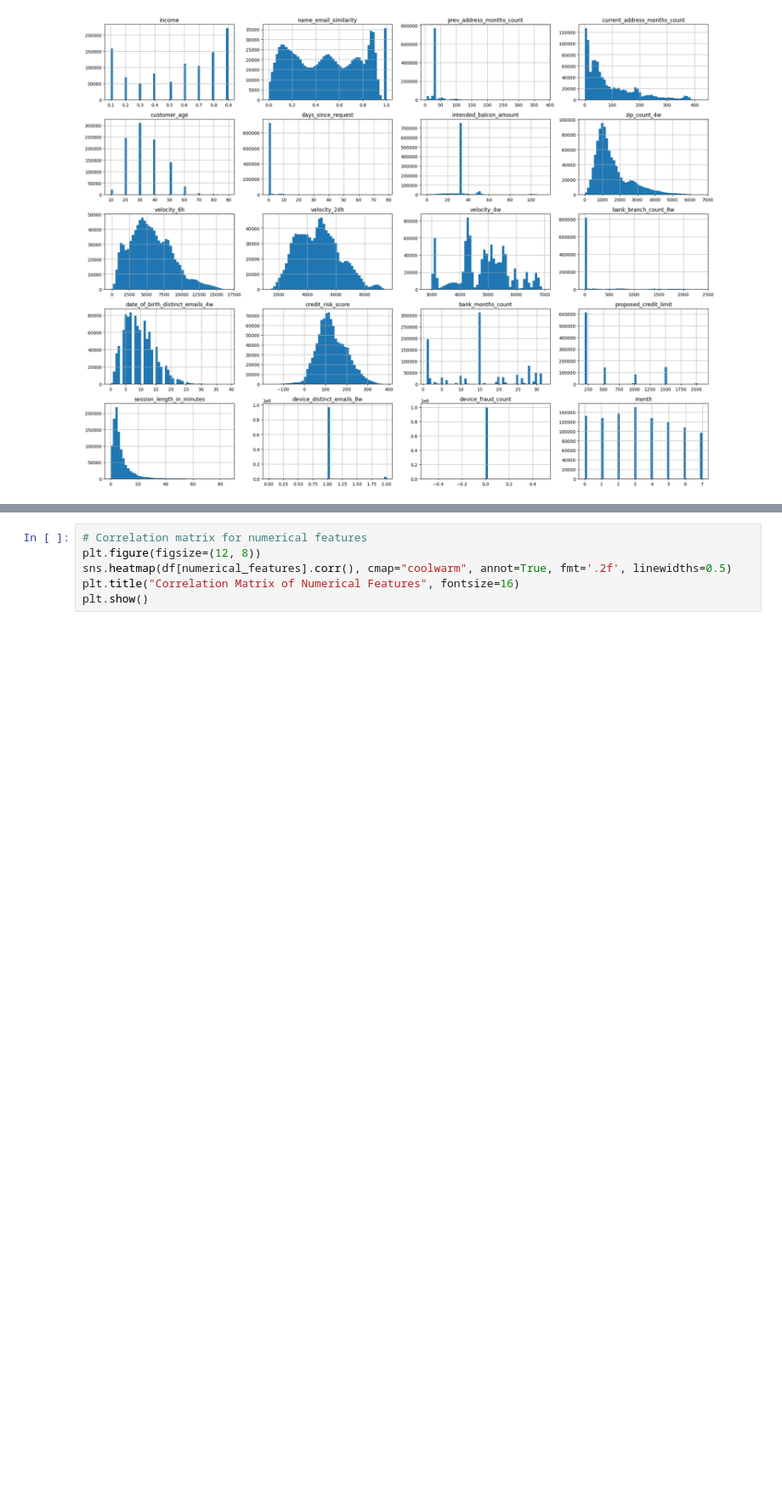
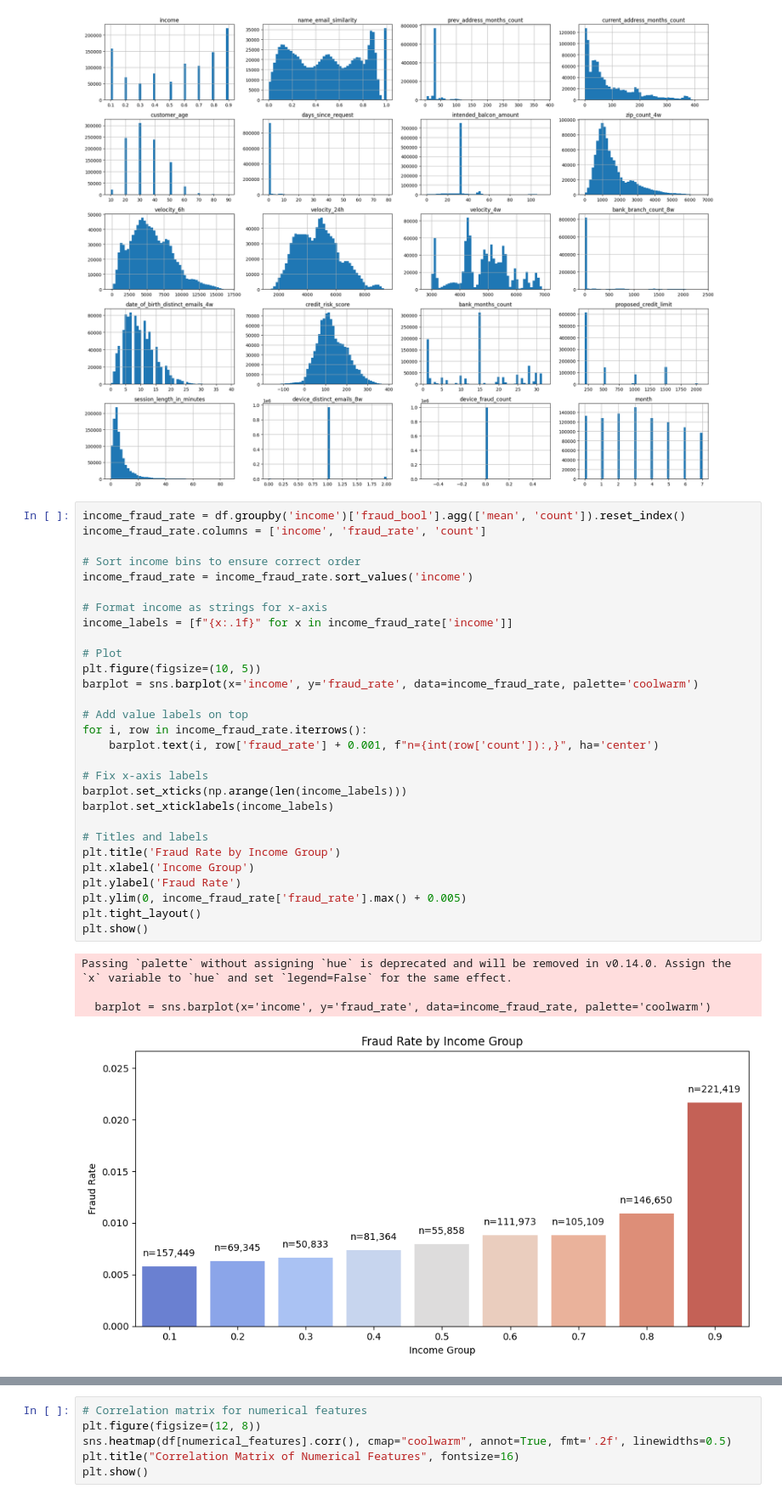
Before and after one commit to bernisschow/DSA4263-Business-and-Commerce-Fraud-Detection, a Jupyter notebook: notebooks/data_cleaning_and_eda.ipynb, the cells around one changed output, grey strips where cells are left out. Shown at 85% size. Drawn from its saved outputs; the diff is of its cells as text; blank space fills up the shorter version.

Commit message:
added one visualisation for income.

```diff
--- a/notebooks/data_cleaning_and_eda.ipynb
+++ b/notebooks/data_cleaning_and_eda.ipynb
@@ -216,6 +216,40 @@ plt.tight_layout()
 plt.show()
 # %% [output]
 [figure]
+# %%
+income_fraud_rate = df.groupby('income')['fraud_bool'].agg(['mean', 'count']).reset_index()
+income_fraud_rate.columns = ['income', 'fraud_rate', 'count']
+
+# Sort income bins to ensure correct order
+income_fraud_rate = income_fraud_rate.sort_values('income')
+
+# Format income as strings for x-axis
+income_labels = [f"{x:.1f}" for x in income_fraud_rate['income']]
+
+# Plot
+plt.figure(figsize=(10, 5))
+barplot = sns.barplot(x='income', y='fraud_rate', data=income_fraud_rate, palette='coolwarm')
+
+# Add value labels on top
+for i, row in income_fraud_rate.iterrows():
+    barplot.text(i, row['fraud_rate'] + 0.001, f"n={int(row['count']):,}", ha='center')
+
+# Fix x-axis labels
+barplot.set_xticks(np.arange(len(income_labels)))
+barplot.set_xticklabels(income_labels)
+
+# Titles and labels
+plt.title('Fraud Rate by Income Group')
+plt.xlabel('Income Group')
+plt.ylabel('Fraud Rate')
+plt.ylim(0, income_fraud_rate['fraud_rate'].max() + 0.005)
+plt.tight_layout()
+plt.show()
+# %% [output]
+Passing `palette` without assigning `hue` is deprecated and will be removed in v0.14.0. Assign the `x` variable to `hue` and set `legend=False` for the same effect.
+
+  barplot = sns.barplot(x='income', y='fraud_rate', data=income_fraud_rate, palette='coolwarm')
+[figure, added]
 # %%
 # Define rows and columns for the subplot grid
 fig, axes = plt.subplots(nrows=5, ncols=4, figsize=(20, 15))
```
